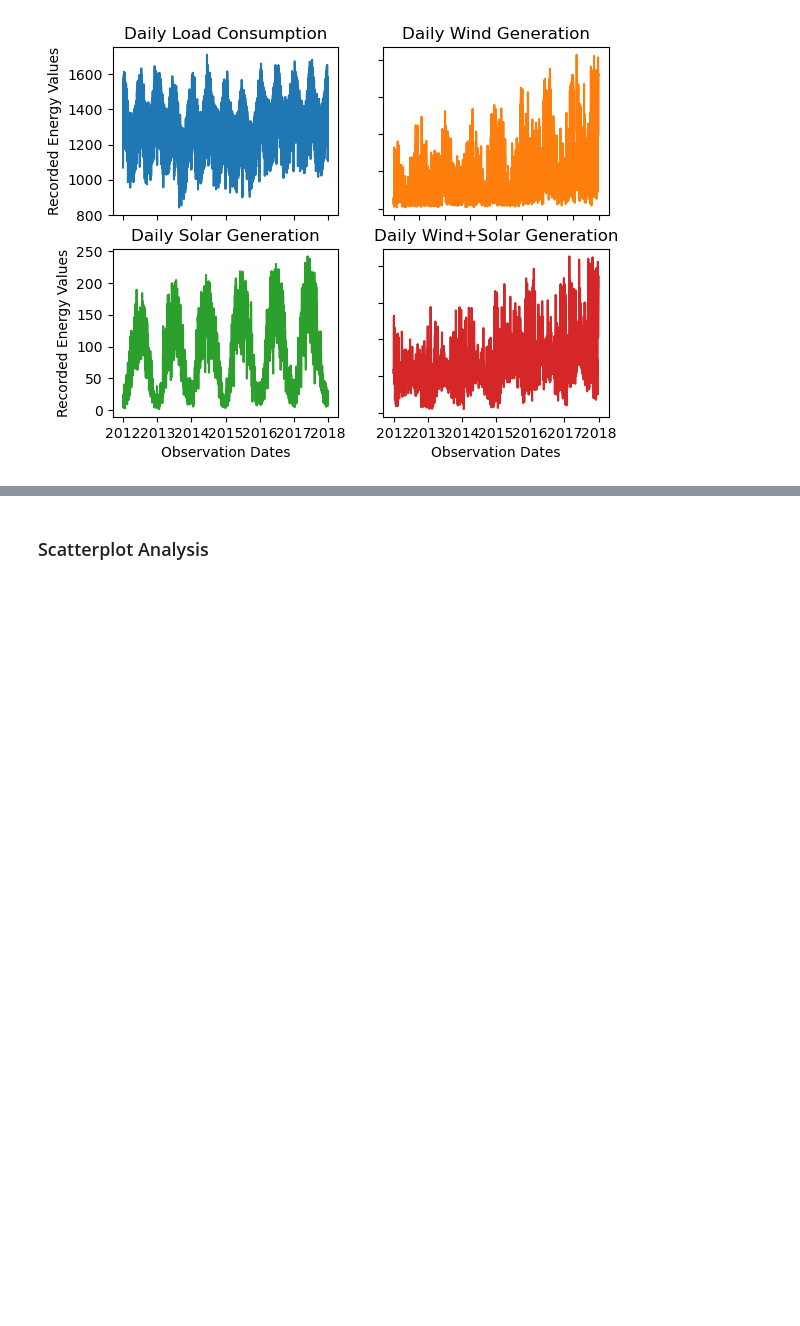
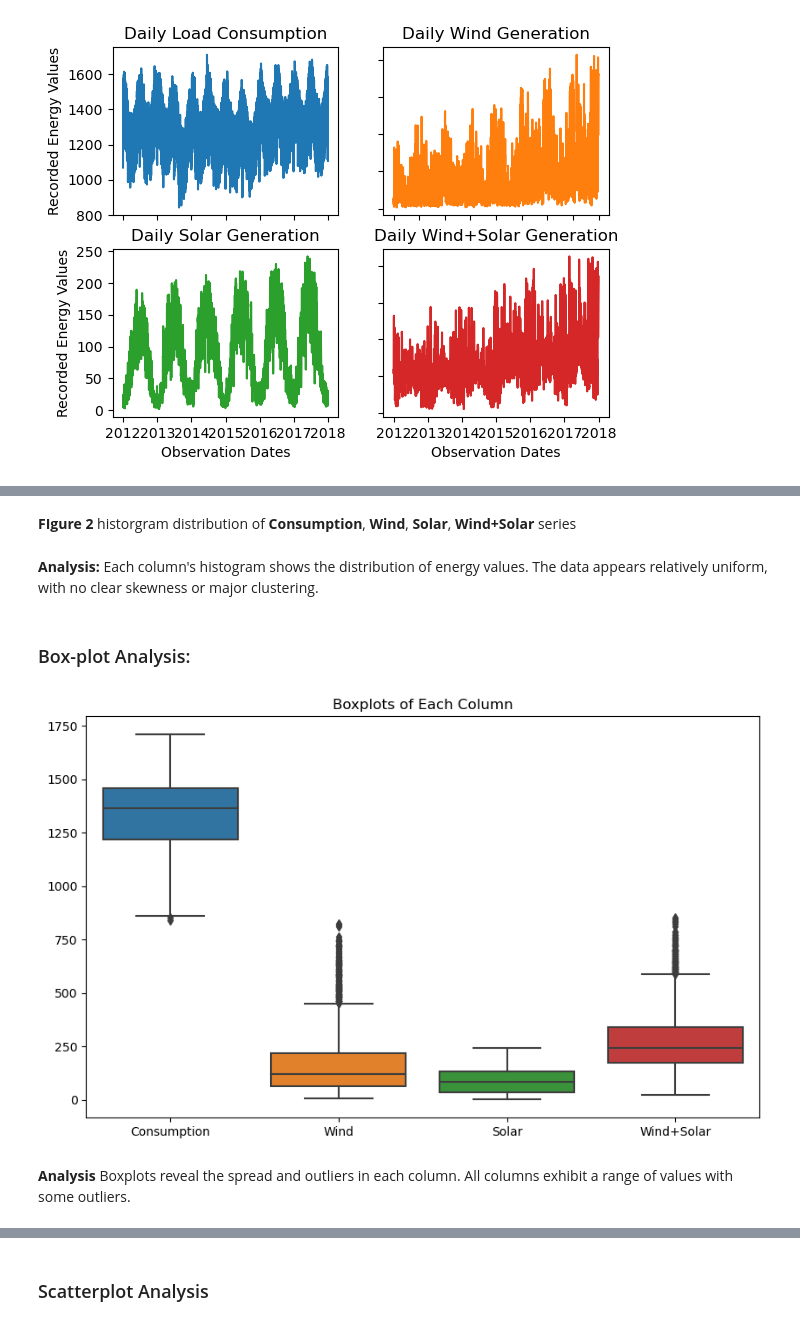
Before and after one commit to krishna0890227/CdeAR, a Jupyter notebook: Forecasting_and_Analysis.ipynb, the cells around one changed output, grey strips where cells are left out. Drawn from its saved outputs; the diff is of its cells as text; code cells hidden in the pictures; blank space fills up the shorter version.

```diff
--- a/Forecasting_and_Analysis.ipynb
+++ b/Forecasting_and_Analysis.ipynb
@@ -112,3 +138,21 @@ for ax in axs.flat:
+# %% [markdown]
+**FIgure 2** historgram distribution of **Consumption**, **Wind**, **Solar**, **Wind+Solar** series
+# %% [markdown]
+**Analysis:** </br>
+Each column's histogram shows the distribution of energy values. The data appears relatively uniform, with no clear skewness or major clustering.
+# %% [markdown]
+### Box-plot Analysis:
+# %%
+import seaborn as sns
+plt.figure(figsize=(10, 6))
+sns.boxplot(data=df)
+plt.title('Boxplots of Each Column')
+plt.show()
+# %% [output]
+[figure, added]
+# %% [markdown]
+**Analysis** </br>
+Boxplots reveal the spread and outliers in each column. All columns exhibit a range of values with some outliers.
 # %%
 import warnings
 import matplotlib
```
Also changed, not shown: parts of 85 cells of this notebook.
